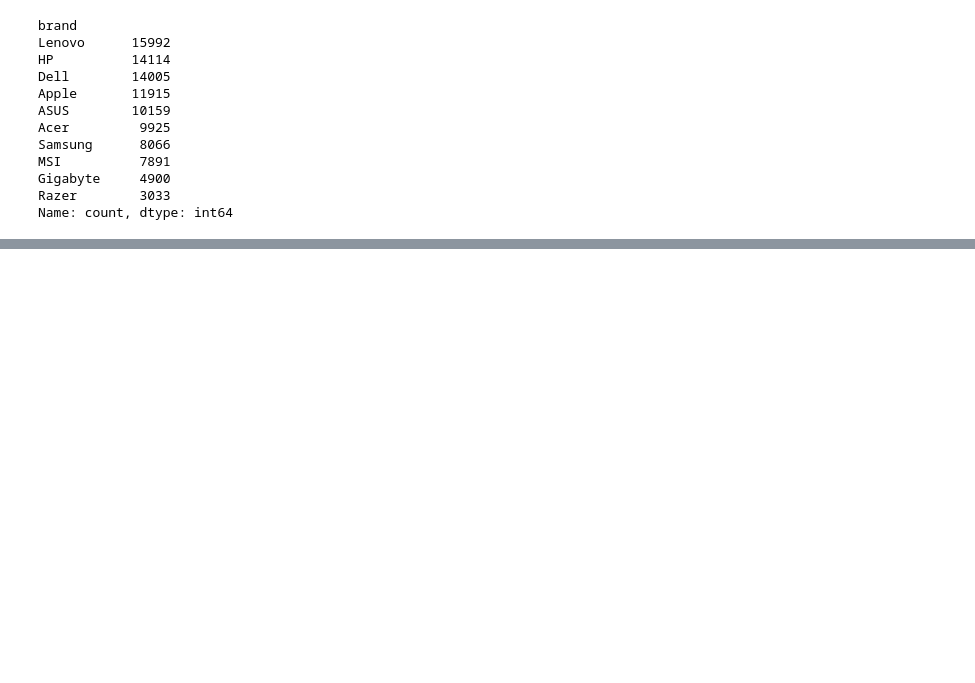
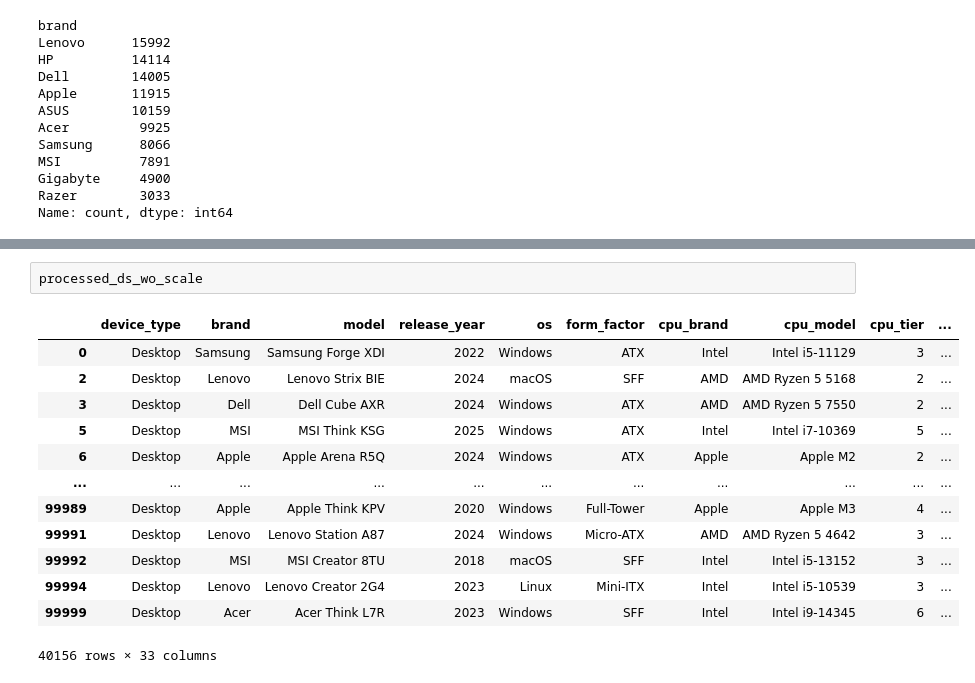
Before and after one commit to xeflore1/CSE478-Course-Project, a Jupyter notebook: dataset_eda.ipynb, the cells around one changed output, grey strips where cells are left out. Saved outputs shown, nothing was run; the diff lists cells and outputs as text; blank space fills up the shorter version.

```diff
--- a/dataset_eda.ipynb
+++ b/dataset_eda.ipynb
@@ -101,0 +175,16 @@ Name: count, dtype: int64
+# %%
+processed_ds_wo_scale
+# %% [output]
+|  | device_type | brand | model | release_year | os | form_factor | cpu_brand | cpu_model | cpu_tier | ... |
+| 0 | Desktop | Samsung | Samsung Forge XDI | 2022 | Windows | ATX | Intel | Intel i5-11129 | 3 | ... |
+| 2 | Desktop | Lenovo | Lenovo Strix BIE | 2024 | macOS | SFF | AMD | AMD Ryzen 5 5168 | 2 | ... |
+| 3 | Desktop | Dell | Dell Cube AXR | 2024 | Windows | ATX | AMD | AMD Ryzen 5 7550 | 2 | ... |
+| 5 | Desktop | MSI | MSI Think KSG | 2025 | Windows | ATX | Intel | Intel i7-10369 | 5 | ... |
+| 6 | Desktop | Apple | Apple Arena R5Q | 2024 | Windows | ATX | Apple | Apple M2 | 2 | ... |
+| ... | ... | ... | ... | ... | ... | ... | ... | ... | ... | ... |
+| 99989 | Desktop | Apple | Apple Think KPV | 2020 | Windows | Full-Tower | Apple | Apple M3 | 4 | ... |
+| 99991 | Desktop | Lenovo | Lenovo Station A87 | 2024 | Windows | Micro-ATX | AMD | AMD Ryzen 5 4642 | 3 | ... |
+| 99992 | Desktop | MSI | MSI Creator 8TU | 2018 | macOS | SFF | Intel | Intel i5-13152 | 3 | ... |
+| 99994 | Desktop | Lenovo | Lenovo Creator 2G4 | 2023 | Linux | Mini-ITX | Intel | Intel i5-10539 | 3 | ... |
+| 99999 | Desktop | Acer | Acer Think L7R | 2023 | Windows | SFF | Intel | Intel i9-14345 | 6 | ... |
+40156 rows × 33 columns
```
Also changed, not shown: parts of 9 cells of this notebook.
